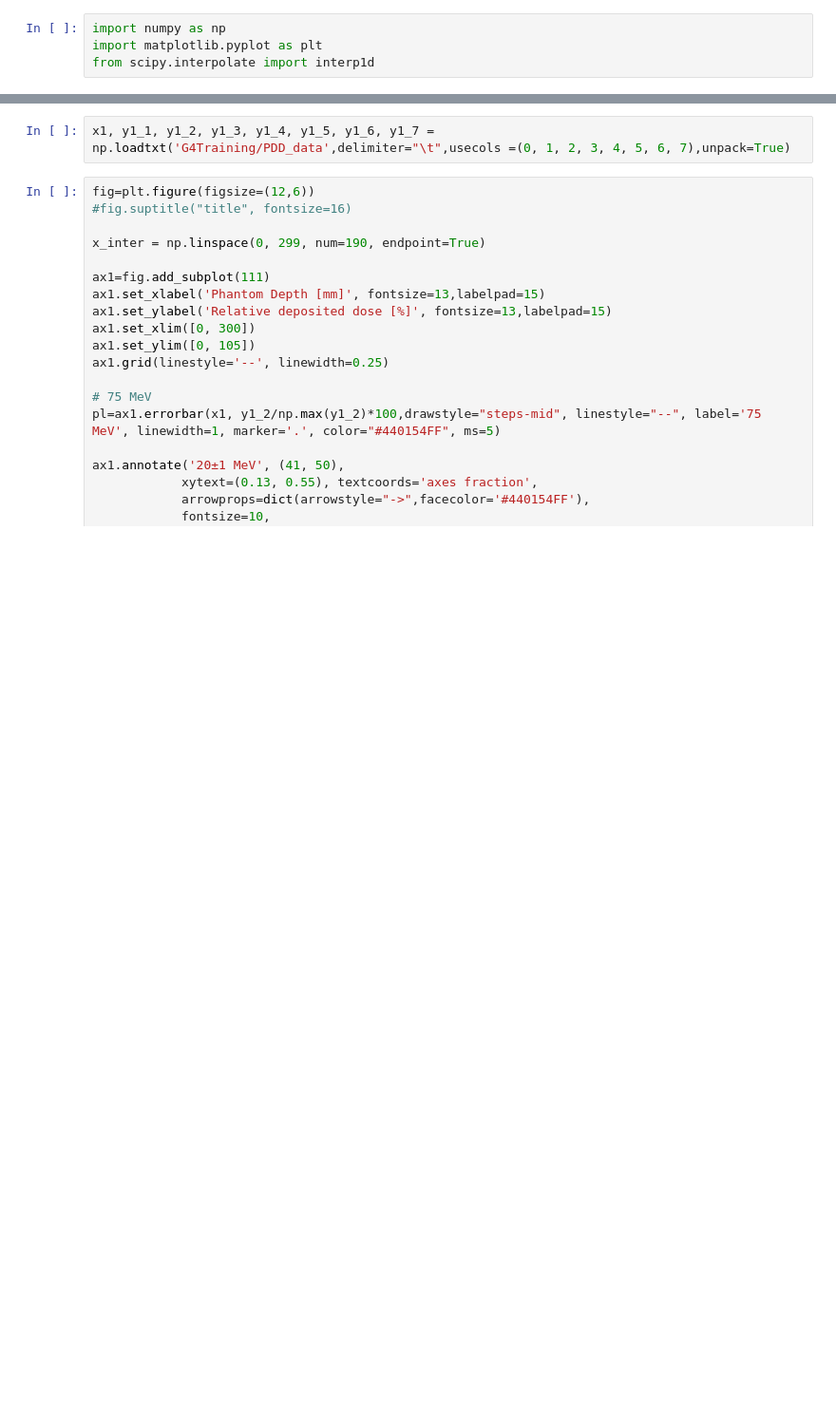
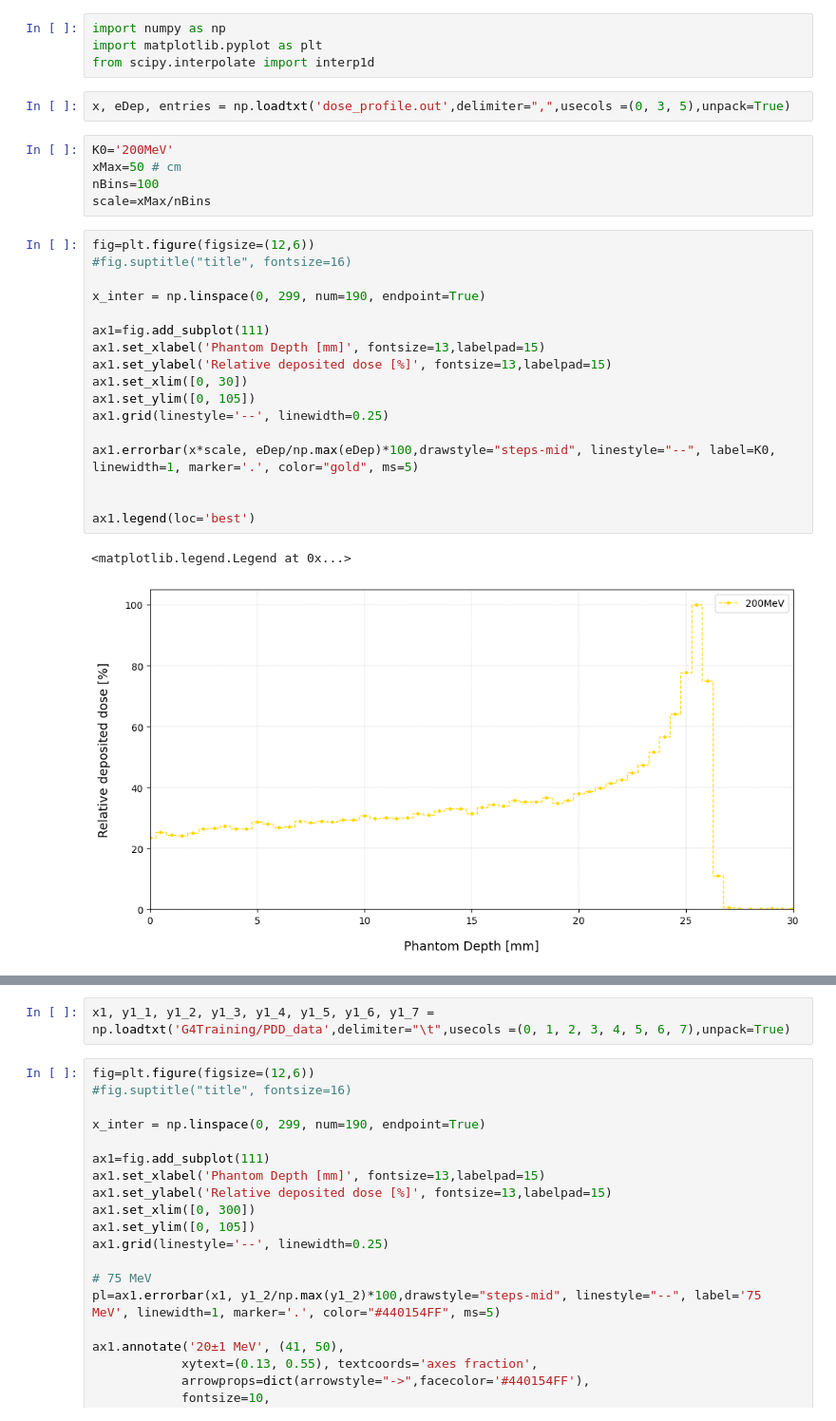
Before and after one commit to acsevillam/G4Training, a Jupyter notebook: PDD.ipynb, the cells around one changed output, grey strips where cells are left out. Shown at 95% size. Saved outputs shown, nothing was run; the diff lists cells and outputs as text; blank space fills up the shorter version.

```diff
--- a/PDD.ipynb
+++ b/PDD.ipynb
@@ -4,6 +4,33 @@
 import numpy as np
 import matplotlib.pyplot as plt
 from scipy.interpolate import interp1d
+# %%
+x, eDep, entries = np.loadtxt('dose_profile.out',delimiter=",",usecols =(0, 3, 5),unpack=True)
+# %%
+K0='200MeV'
+xMax=50 # cm
+nBins=100
+scale=xMax/nBins
+# %%
+fig=plt.figure(figsize=(12,6))
+#fig.suptitle("title", fontsize=16)
+
+x_inter = np.linspace(0, 299, num=190, endpoint=True)
+
+ax1=fig.add_subplot(111)
+ax1.set_xlabel('Phantom Depth [mm]', fontsize=13,labelpad=15)
+ax1.set_ylabel('Relative deposited dose [%]', fontsize=13,labelpad=15)
+ax1.set_xlim([0, 30])
+ax1.set_ylim([0, 105])
+ax1.grid(linestyle='--', linewidth=0.25)
+
+ax1.errorbar(x*scale, eDep/np.max(eDep)*100,drawstyle="steps-mid", linestyle="--", label=K0, linewidth=1, marker='.', color="gold", ms=5)
+
+
+ax1.legend(loc='best')
+# %% [output]
+<matplotlib.legend.Legend at 0x...>
+[figure, added]
 # %%
 !git clone -b plotting https://github.com/acsevillam/G4Training.git
 # %% [output]
```
Also changed, not shown: parts of 1 cell of this notebook.
